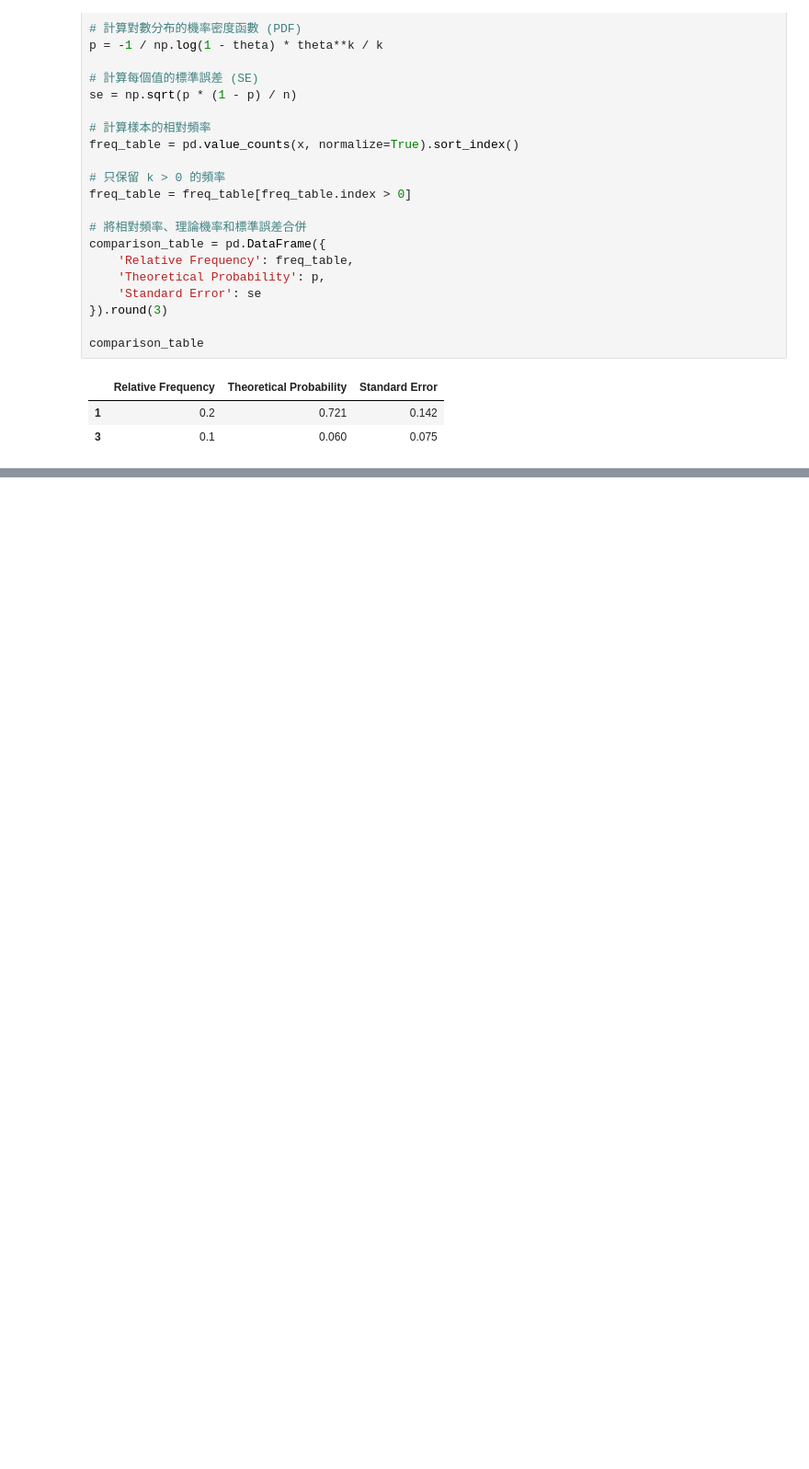
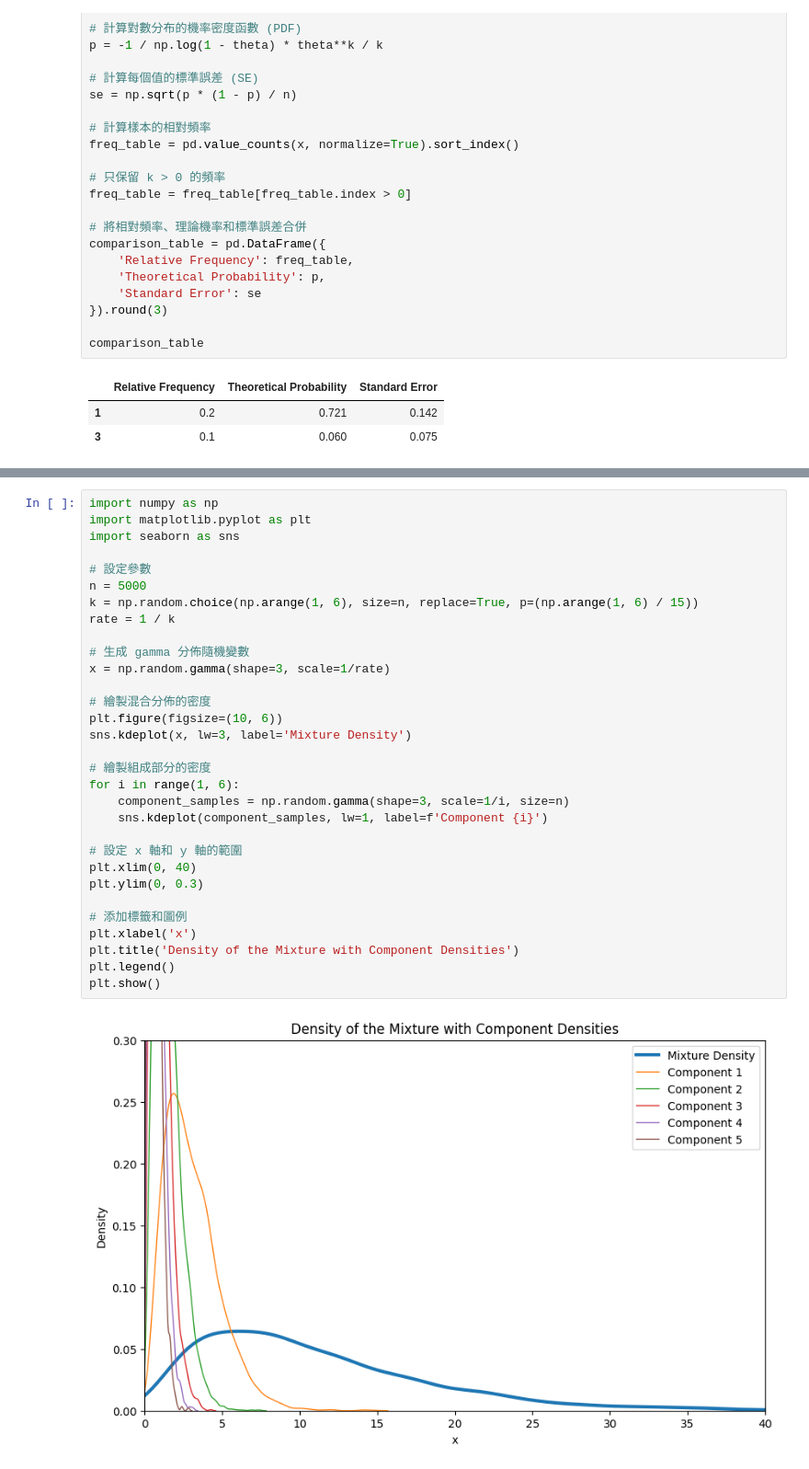
Before and after one commit to paul32515900/-, a Jupyter notebook: class.ipynb, the cells around one changed output, grey strips where cells are left out. Shown at 92% size. Saved outputs shown, nothing was run; the diff lists cells and outputs as text; blank space fills up the shorter version.

```diff
--- a/class.ipynb
+++ b/class.ipynb
@@ -534,0 +692,33 @@ plt.show()
+# %%
+import numpy as np
+import matplotlib.pyplot as plt
+import seaborn as sns
+
+# 設定參數
+n = 5000
+k = np.random.choice(np.arange(1, 6), size=n, replace=True, p=(np.arange(1, 6) / 15))
+rate = 1 / k
+
+# 生成 gamma 分佈隨機變數
+x = np.random.gamma(shape=3, scale=1/rate)
+
+# 繪製混合分佈的密度
+plt.figure(figsize=(10, 6))
+sns.kdeplot(x, lw=3, label='Mixture Density')
+
+# 繪製組成部分的密度
+for i in range(1, 6):
+    component_samples = np.random.gamma(shape=3, scale=1/i, size=n)
+    sns.kdeplot(component_samples, lw=1, label=f'Component {i}')
+
+# 設定 x 軸和 y 軸的範圍
+plt.xlim(0, 40)
+plt.ylim(0, 0.3)
+
+# 添加標籤和圖例
+plt.xlabel('x')
+plt.title('Density of the Mixture with Component Densities')
+plt.legend()
+plt.show()
+# %% [output]
+[figure, added]
```
Also changed, not shown: parts of 36 cells of this notebook.
